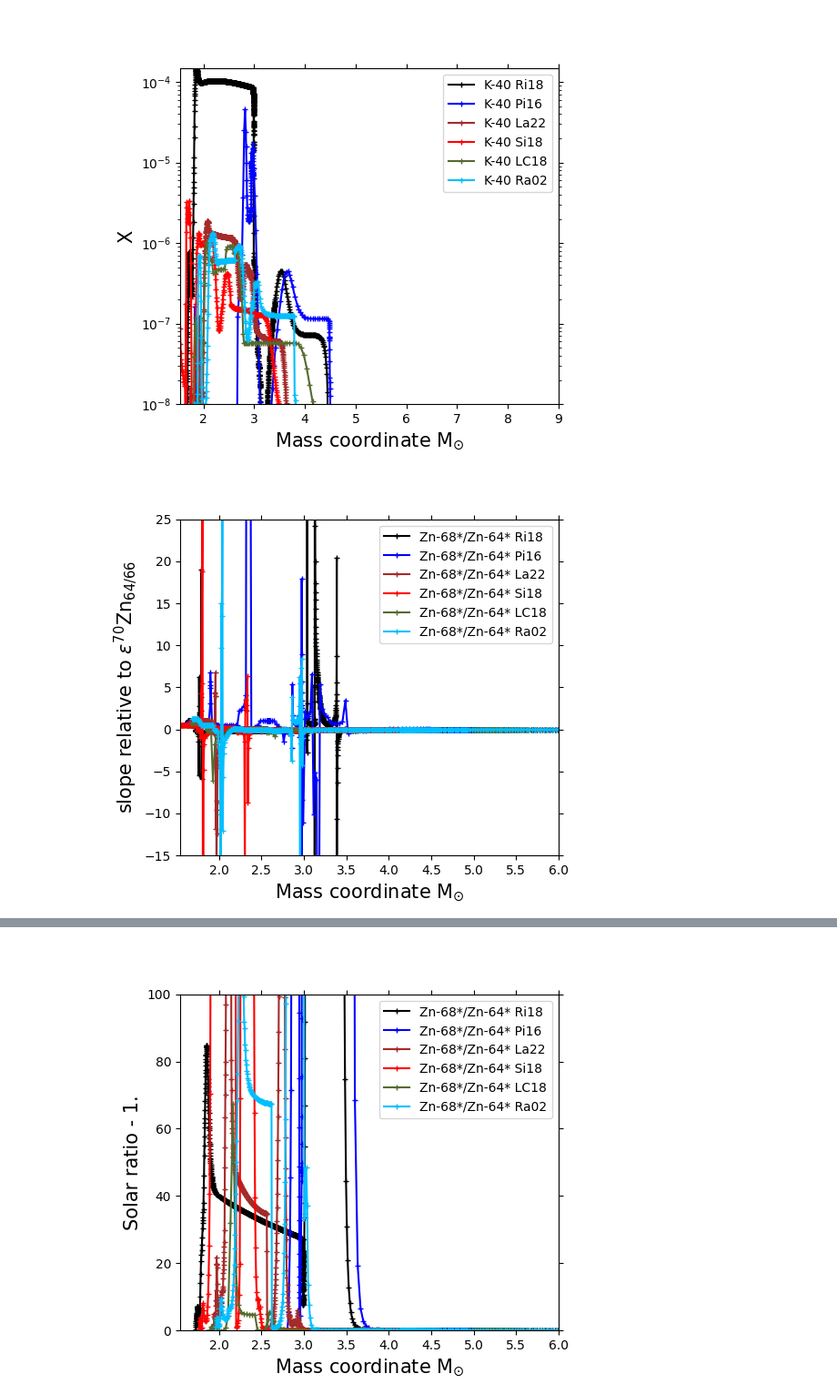
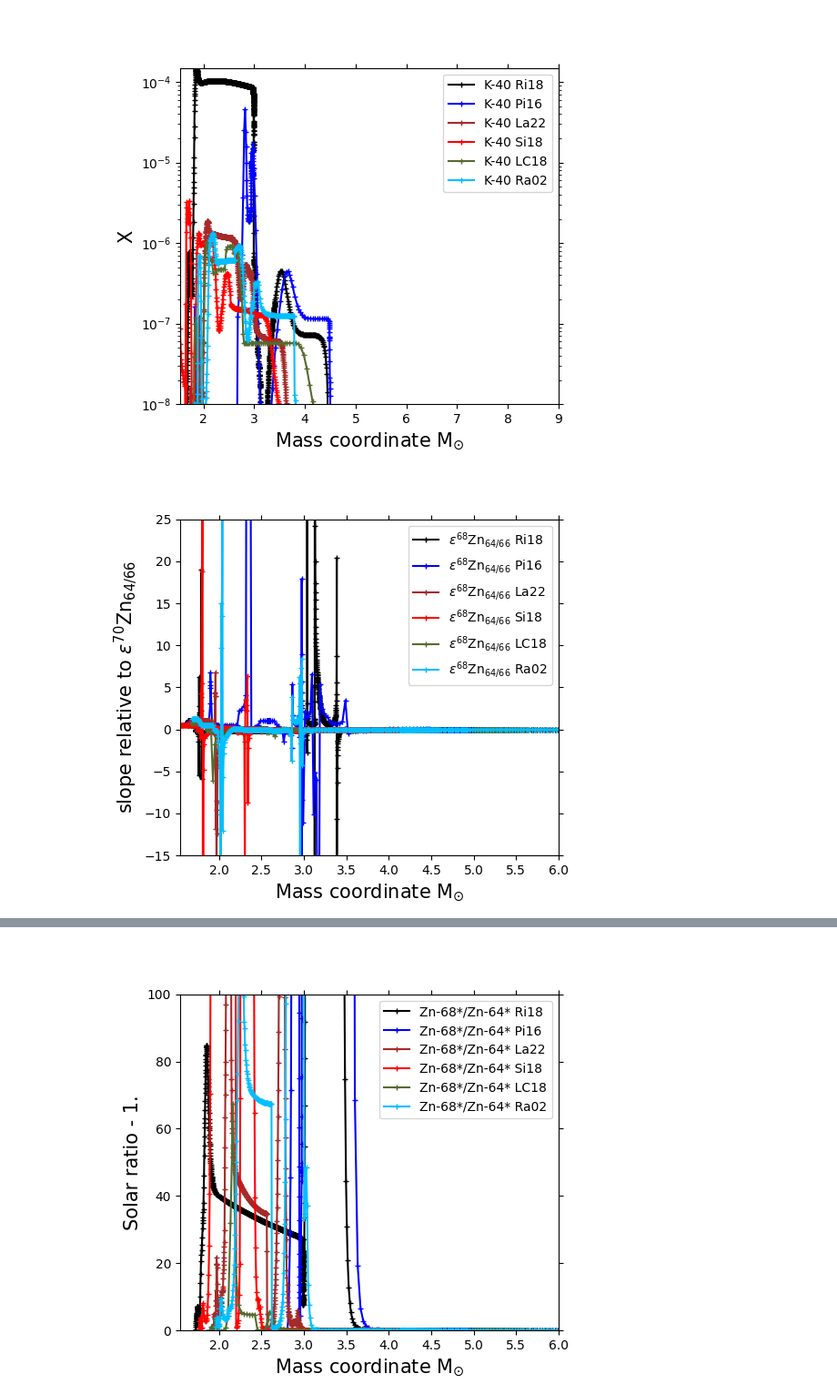
Before and after one commit to NuGrid/chetec-infra_WP9, a Jupyter notebook: simple_plot_v11.ipynb, the cells around one changed output, grey strips where cells are left out. Shown at 91% size. Cells and saved outputs as stored; diff of their text form; code cells hidden in the pictures.

Commit message:
updated for plots with onion structure

```diff
--- a/simple_plot_v11.ipynb
+++ b/simple_plot_v11.ipynb
@@ -460,23 +464,26 @@ plt.show()
 # %%
 # plot slopes for selected isotopes, for different models
 ifig=25
 plt.figure(ifig).clear(); plt.figure(ifig)
 
-iso_selected = 'Zn-68*/Zn-64*'
+iso_selected      = 'Zn-68*/Zn-64*'
+# isotope name to use for the legend
+dum = re.findall(r'\d+', iso_selected); int_for_label = list(map(int, dum))[0]
+label_for_legend = f'$\\epsilon^{{{int_for_label}}}{{\\rm {normlabel[0]}}}_{{{downlabel[1]}/{normmulabel[1]}}}$'
 
 for i in range(len(all_models)):
     plt.plot(all_models[label_models[i]][reqmass]['masscoord'],all_models[label_models[i]][reqmass]['slope'][iso_selected],color=col[i],marker=llin,markersize=4,ls='-',\
-                 label=iso_selected + ' '+label_models[i])
+                 label= label_for_legend+ ' '+label_models[i])
 
 plt.legend(loc='upper right')
 masscut = min(min(all_models[label_models[i]][reqmass]['masscoord']) for i in range(len(all_models)))
 plt.xlim(masscut,6) ; plt.ylim(-15,25)
 plt.xlabel(xlabel1,fontsize=15); plt.ylabel(ylabel4,fontsize=15)
 plt.tick_params(left=True,right=True,top=True,labelleft=True,which='both') #,labelright=True)
 
 plt.gcf().subplots_adjust(left=0.25)
 
 #plt.savefig('test'+iso_selected+'.pdf')
 plt.show()
 # %% [output]
-[figure, old version]
+[figure, new version]
```
Also changed, not shown: parts of 4 cells of this notebook, 1 other file.
